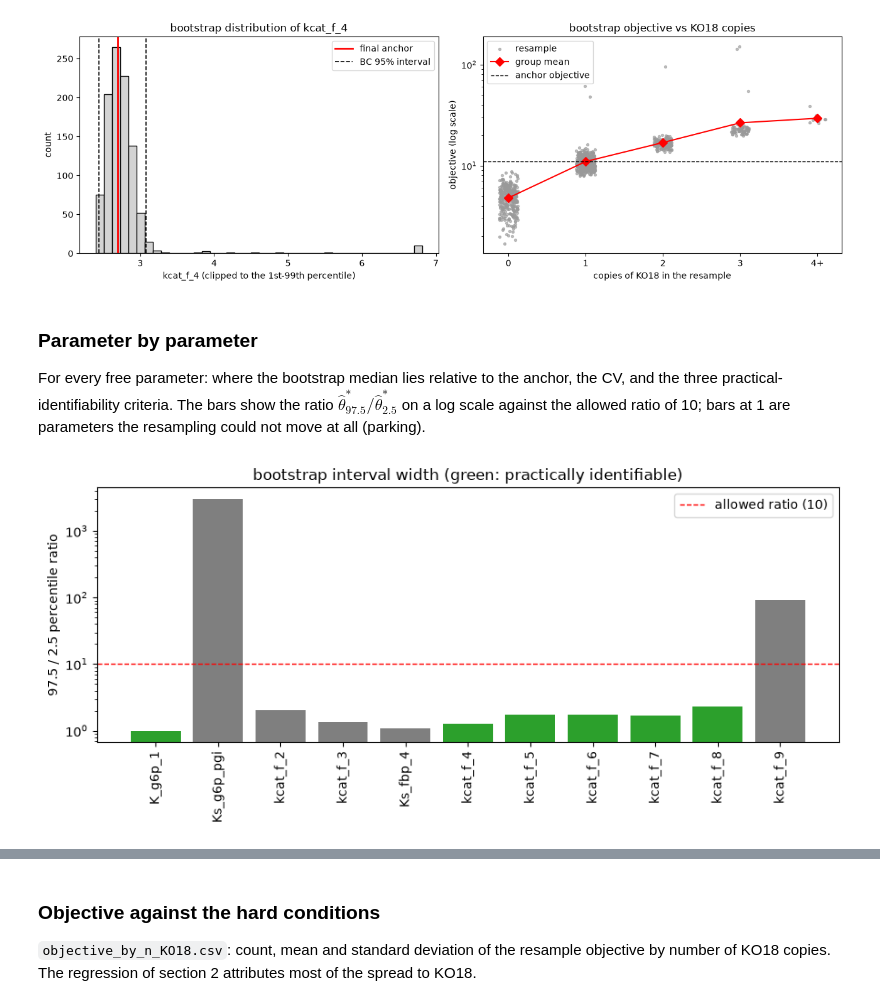
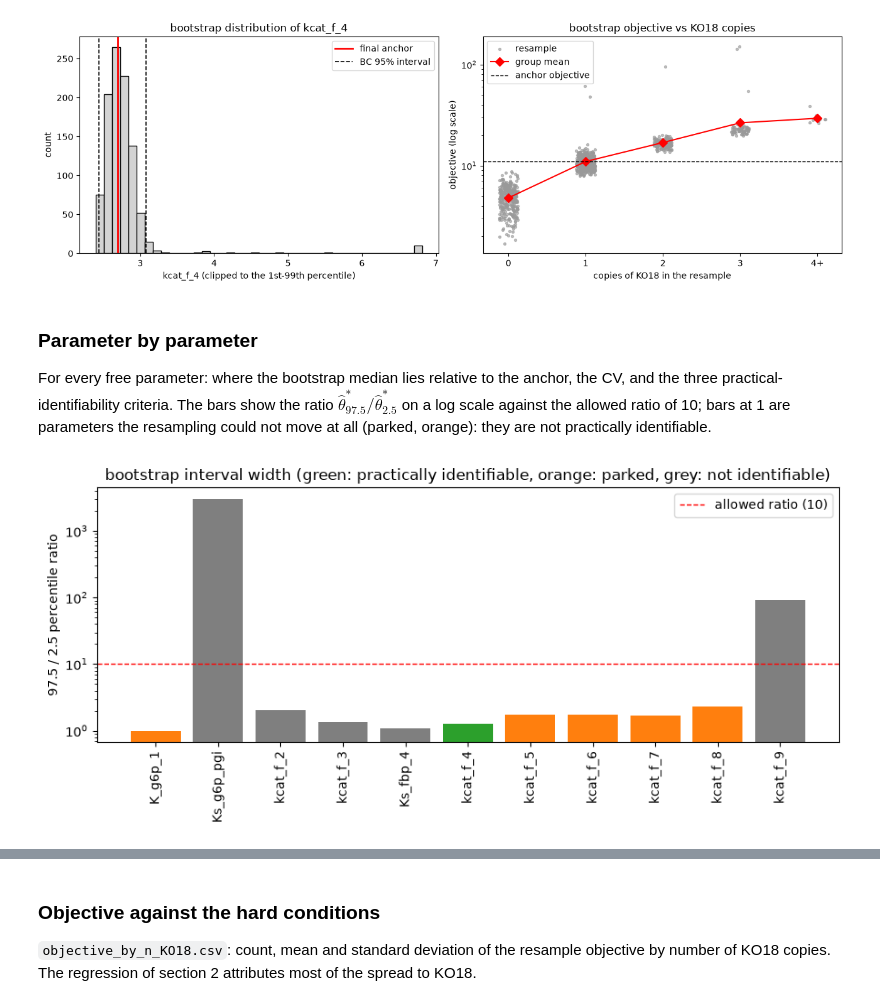
Before and after one commit to ggmirandac/HybridKinetics-IIQ3733, a Jupyter notebook: notebooks/bootstrap.ipynb, the cells around one changed output, grey strips where cells are left out. Drawn from its saved outputs; the diff is of its cells as text; code cells hidden in the pictures.

```diff
--- a/notebooks/bootstrap.ipynb
+++ b/notebooks/bootstrap.ipynb
@@ -239,22 +226,29 @@ if boot is not None:
 # %% [markdown]
 ### Parameter by parameter
 
-For every free parameter: where the bootstrap median lies relative to the anchor, the CV, and the three practical-identifiability criteria. The bars show the ratio $\hat\theta^*_{97.5}/\hat\theta^*_{2.5}$ on a log scale against the allowed ratio of 10; bars at 1 are parameters the resampling could not move at all (parking).
+For every free parameter: where the bootstrap median lies relative to the anchor, the CV, and the three practical-identifiability criteria. The bars show the ratio $\hat\theta^*_{97.5}/\hat\theta^*_{2.5}$ on a log scale against the allowed ratio of 10; bars at 1 are parameters the resampling could not move at all (parked, orange): they are not practically identifiable.
 # %%
 if summary is not None:
     fig, ax = plt.subplots(figsize=(9, 4.2))
     x = np.arange(len(summary))
-    colors = ["tab:green" if ok else "tab:grey" for ok in summary["practically_identifiable"]]
+    colors = []
+    for name in summary.index:
+        if summary.loc[name, "practically_identifiable"]:
+            colors.append("tab:green")
+        elif summary.loc[name, "parked"]:
+            colors.append("tab:orange")
+        else:
+            colors.append("tab:grey")
     ax.bar(x, summary["ci_ratio_97.5_over_2.5"], color=colors)
     ax.axhline(params["bootstrap_ci_ratio_max"], color="red", ls="--", lw=1, label="allowed ratio (%.0f)" % params["bootstrap_ci_ratio_max"])
     ax.set_yscale("log")
     ax.set_xticks(x)
     ax.set_xticklabels(summary.index, rotation=90)
     ax.set_ylabel("97.5 / 2.5 percentile ratio")
     ax.legend()
-    ax.set_title("bootstrap interval width (green: practically identifiable)")
+    ax.set_title("bootstrap interval width (green: practically identifiable, orange: parked, grey: not identifiable)")
     fig.tight_layout()
     plt.show()
-    display(summary[["anchor", "median", "cv_percent", "frac_at_theta_bound", "ci_span_over_bounds_span", "practically_identifiable"]])
+    display(summary[["anchor", "median", "cv_percent", "frac_at_theta_bound", "ci_span_over_bounds_span", "parked", "kept_free_by_rule", "practically_identifiable"]])
 # %% [output]
-[figure, old version]
+[figure, new version]
```
Also changed, not shown: parts of 6 cells of this notebook, 13 other files.
